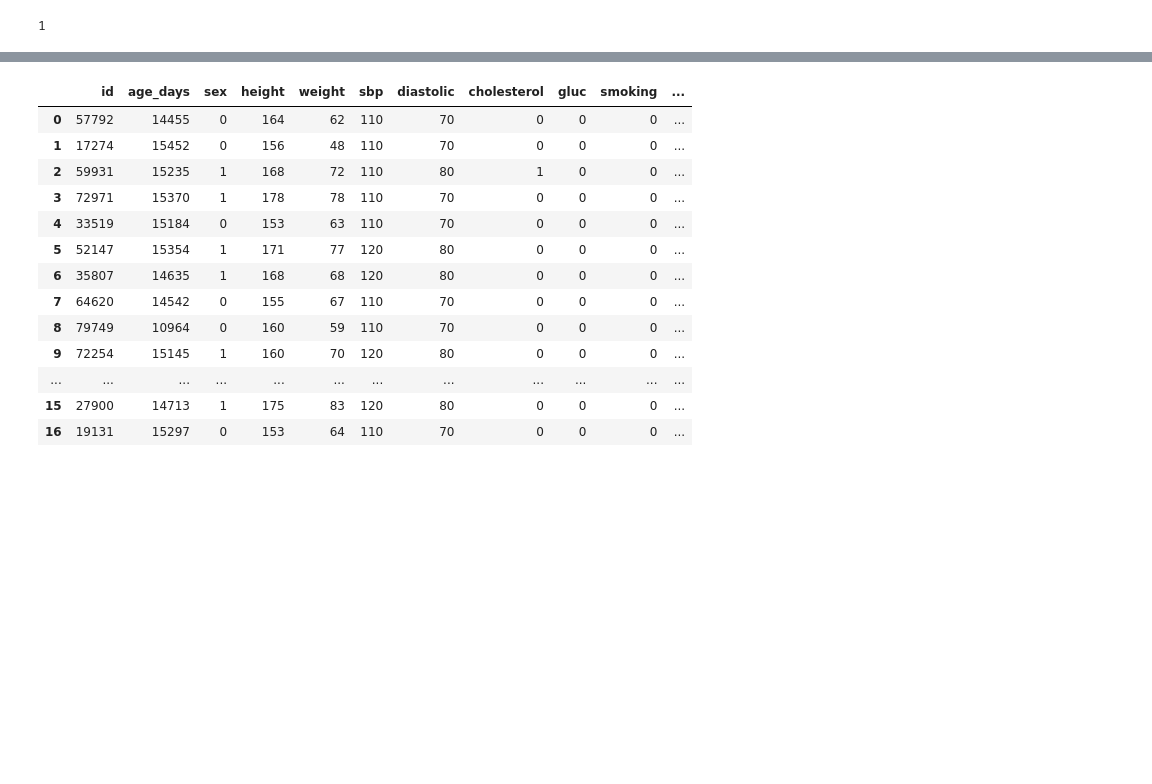
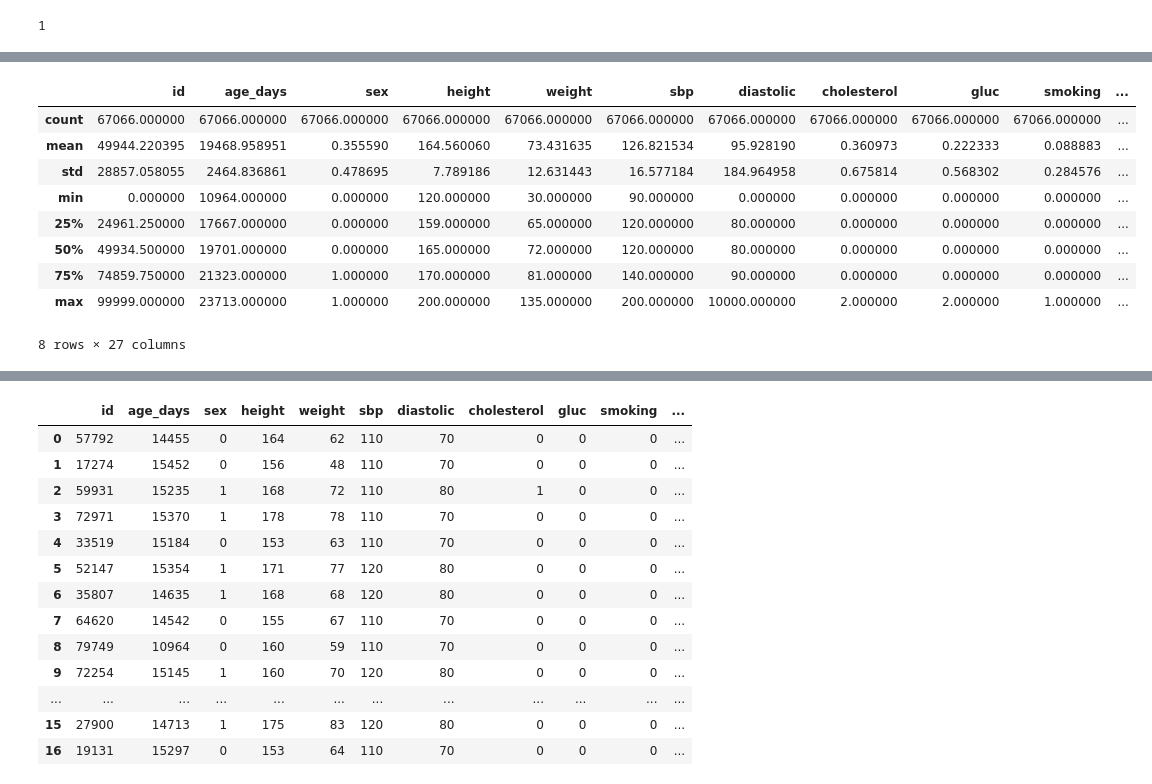
Before and after one commit to Blake-Wei/hi5304-assignment3, a Jupyter notebook: learning/Python_analytics.ipynb, the cells around one changed output, grey strips where cells are left out. Cells and saved outputs as stored; diff of their text form; code cells hidden in the pictures; blank space fills up the shorter version.

```diff
--- a/learning/Python_analytics.ipynb
+++ b/learning/Python_analytics.ipynb
@@ -146,0 +188,17 @@ with engine.connect() as conn:
+# %%
+#import pandas as pd
+
+#df_cardio = pd.read_csv("../data/cardio10.csv")
+
+df_cardio.describe()
+# %% [output]
+|  | id | age_days | sex | height | weight | sbp | diastolic | cholesterol | gluc | smoking | ... |
+| count | 67066.000000 | 67066.000000 | 67066.000000 | 67066.000000 | 67066.000000 | 67066.000000 | 67066.000000 | 67066.000000 | 67066.000000 | 67066.000000 | ... |
+| mean | 49944.220395 | 19468.958951 | 0.355590 | 164.560060 | 73.431635 | 126.821534 | 95.928190 | 0.360973 | 0.222333 | 0.088883 | ... |
+| std | 28857.058055 | 2464.836861 | 0.478695 | 7.789186 | 12.631443 | 16.577184 | 184.964958 | 0.675814 | 0.568302 | 0.284576 | ... |
+| min | 0.000000 | 10964.000000 | 0.000000 | 120.000000 | 30.000000 | 90.000000 | 0.000000 | 0.000000 | 0.000000 | 0.000000 | ... |
+| 25% | 24961.250000 | 17667.000000 | 0.000000 | 159.000000 | 65.000000 | 120.000000 | 80.000000 | 0.000000 | 0.000000 | 0.000000 | ... |
+| 50% | 49934.500000 | 19701.000000 | 0.000000 | 165.000000 | 72.000000 | 120.000000 | 80.000000 | 0.000000 | 0.000000 | 0.000000 | ... |
+| 75% | 74859.750000 | 21323.000000 | 1.000000 | 170.000000 | 81.000000 | 140.000000 | 90.000000 | 0.000000 | 0.000000 | 0.000000 | ... |
+| max | 99999.000000 | 23713.000000 | 1.000000 | 200.000000 | 135.000000 | 200.000000 | 10000.000000 | 2.000000 | 2.000000 | 1.000000 | ... |
+8 rows × 27 columns
```
Also changed, not shown: parts of 3 cells of this notebook, 1 other file.
